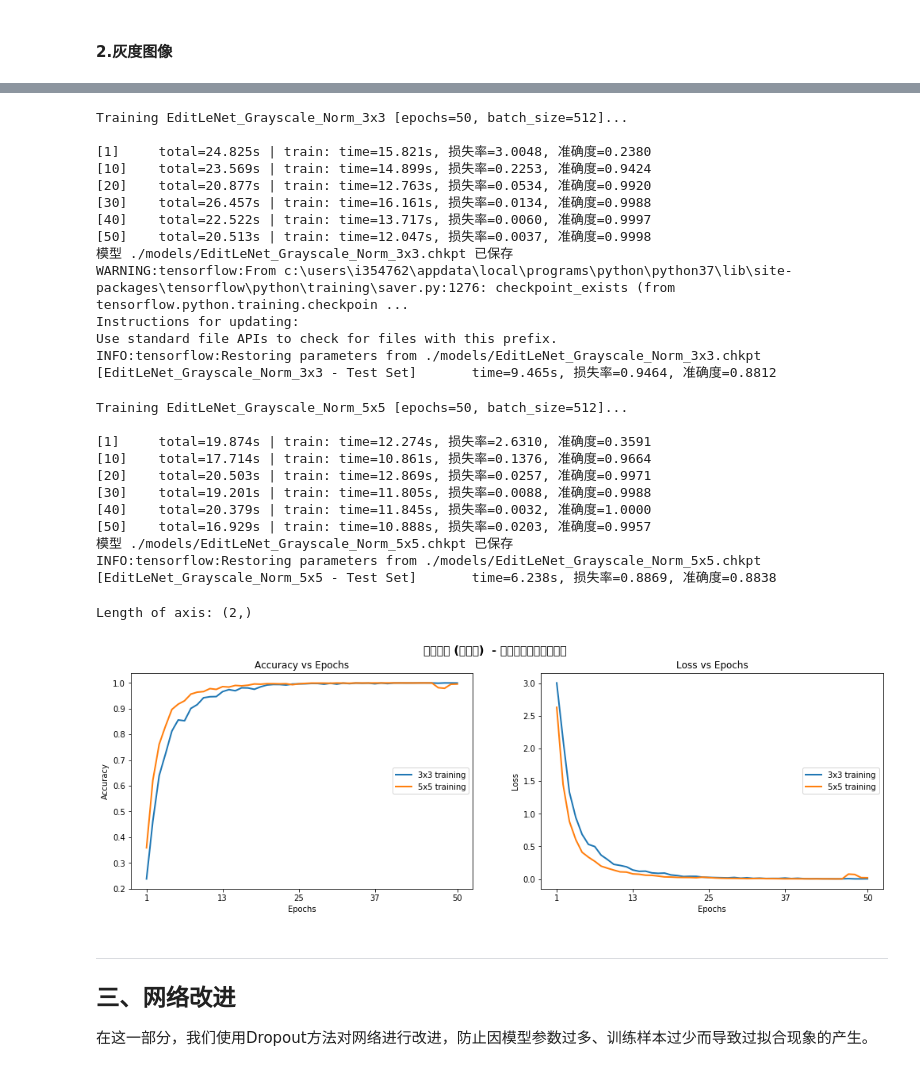
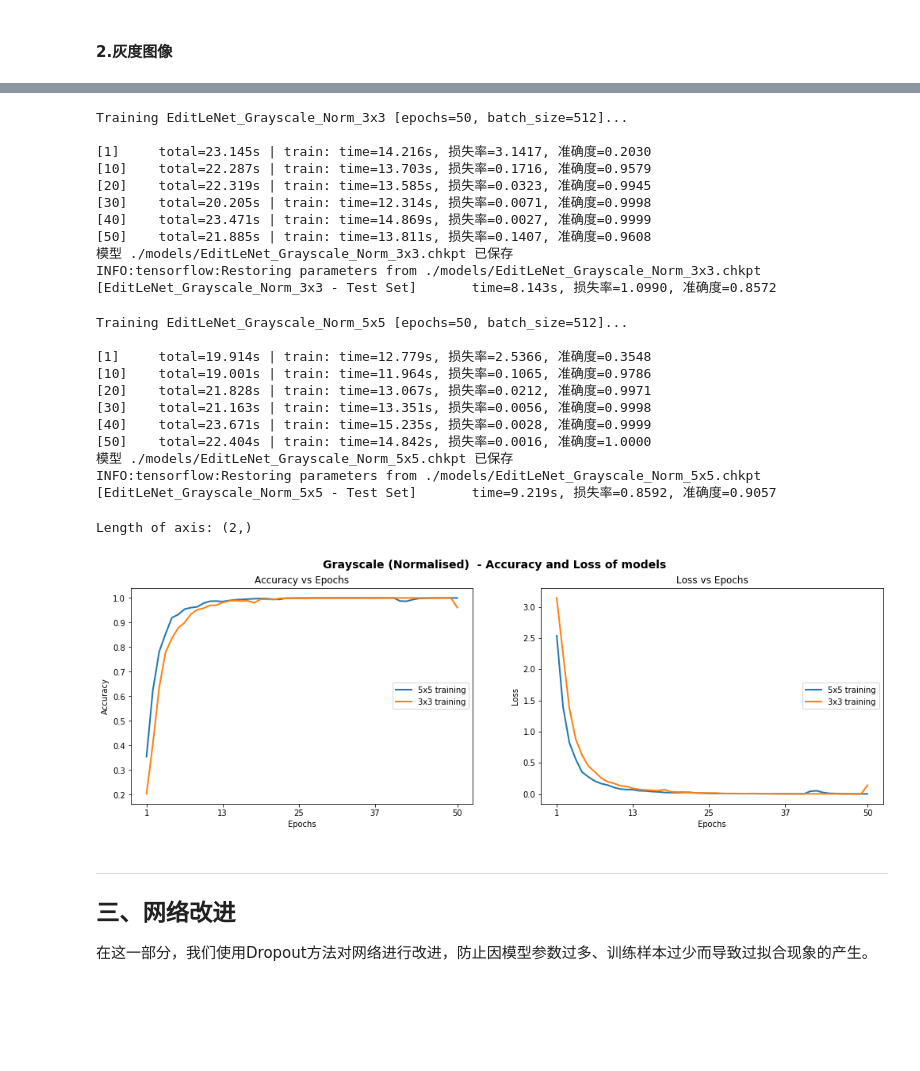
Before and after one commit to Zhaofan-Su/CarND-Traffic-Sign-Classifier-Project, a Jupyter notebook: Traffic_Sign_Classifier.ipynb, the cells around one changed output, grey strips where cells are left out. Cells and saved outputs as stored; diff of their text form; code cells hidden in the pictures; blank space fills up the shorter version.

```diff
--- a/Traffic_Sign_Classifier.ipynb
+++ b/Traffic_Sign_Classifier.ipynb
@@ -733,6 +741,6 @@ X_sample_train_grayscale, y_sample_train = create_sample_set(X_train_group_by_la
 # %%
 # 将输入数据reshape为tensorflow接受的数据格式 (例如， 4维张量)
-X_sample_train_grayscale = np.reshape(X_sample_train_grayscale, (X_sample_train_grayscale.shape[0], 32, 32, 1))
+X_train_grayscale = np.reshape(X_train_grayscale, (X_train_grayscale.shape[0], 32, 32, 1))
 X_test_grayscale = np.reshape(X_test_grayscale, (X_test_grayscale.shape[0], 32, 32, 1))
 # %%
 mc_3x3 = ModelConfig(EditLeNet, "EditNet_Grayscale_3x3", [32, 32, 1], [3, 32, 3], [120, 84], n_classes, [1.0, 1.0])
@@ -851,6 +855,6 @@ X_sample_train_g_nor, y_sample_train = create_sample_set(X_train_group_by_label,
 # %%
 # 将输入数据reshape为tensorflow接受的数据格式 (例如， 4维张量)
-X_sample_train_g_nor = np.reshape(X_sample_train_g_nor, (X_sample_train_g_nor.shape[0], 32, 32, 1))
+X_train_grayscale_normalised = np.reshape(X_train_grayscale_normalised, (X_train_grayscale_normalised.shape[0], 32, 32, 1))
 X_test_grayscale_normalised = np.reshape(X_test_grayscale_normalised, (X_test_grayscale_normalised.shape[0], 32, 32, 1))
 # %%
 mc_3x3 = ModelConfig(EditLeNet, "EditLeNet_Grayscale_Norm_3x3", [32, 32, 1], [3, 32, 3], [120, 84], n_classes, [1.0, 1.0])
@@ -877,48 +867,45 @@ See `tf.nn.softmax_cross_entropy_with_logits_v2`.
 [EditLeNet] 正在建立网络结构 [卷积层数目=2, 卷积层过滤器大小=5, 卷积层初始深度=32, 全连接层数目=2]
 # %%
-(g_norm_3x3_tr_metrics, g_norm_3x3_duration) = me_gray_norm_3x3.train_model(X_sample_train_g_nor, y_sample_train, epochs=50)
+(g_norm_3x3_tr_metrics, g_norm_3x3_duration) = me_gray_norm_3x3.train_model(X_train_grayscale_normalised, y_train, epochs=50)
 (g_norm_3x3_ts_accuracy, g_norm_3x3_ts_loss, g_norm_3x3_ts_duration) =  me_gray_norm_3x3.test_model(X_test_grayscale_normalised, y_test)
 # %% [output]
 Training EditLeNet_Grayscale_Norm_3x3 [epochs=50, batch_size=512]...
 
-[1]     total=24.825s | train: time=15.821s, 损失率=3.0048, 准确度=0.2380
-[10]    total=23.569s | train: time=14.899s, 损失率=0.2253, 准确度=0.9424
-[20]    total=20.877s | train: time=12.763s, 损失率=0.0534, 准确度=0.9920
-[30]    total=26.457s | train: time=16.161s, 损失率=0.0134, 准确度=0.9988
-[40]    total=22.522s | train: time=13.717s, 损失率=0.0060, 准确度=0.9997
-[50]    total=20.513s | train: time=12.047s, 损失率=0.0037, 准确度=0.9998
+[1]     total=23.145s | train: time=14.216s, 损失率=3.1417, 准确度=0.2030
+[10]    total=22.287s | train: time=13.703s, 损失率=0.1716, 准确度=0.9579
+[20]    total=22.319s | train: time=13.585s, 损失率=0.0323, 准确度=0.9945
+[30]    total=20.205s | train: time=12.314s, 损失率=0.0071, 准确度=0.9998
+[40]    total=23.471s | train: time=14.869s, 损失率=0.0027, 准确度=0.9999
+[50]    total=21.885s | train: time=13.811s, 损失率=0.1407, 准确度=0.9608
 模型 ./models/EditLeNet_Grayscale_Norm_3x3.chkpt 已保存
-WARNING:tensorflow:From c:\users\i354762\appdata\local\programs\python\python37\lib\site-packages\tensorflow\python\training\saver.py:1276: checkpoint_exists (from tensorflow.python.training.checkpoin ...
-Instructions for updating:
-Use standard file APIs to check for files with this prefix.
 INFO:tensorflow:Restoring parameters from ./models/EditLeNet_Grayscale_Norm_3x3.chkpt
-[EditLeNet_Grayscale_Norm_3x3 - Test Set]       time=9.465s, 损失率=0.9464, 准确度=0.8812
+[EditLeNet_Grayscale_Norm_3x3 - Test Set]       time=8.143s, 损失率=1.0990, 准确度=0.8572
 # %%
-(g_norm_5x5_tr_metrics, g_norm_5x5_duration) = me_gray_norm_5x5.train_model(X_sample_train_g_nor, y_sample_train, epochs=50)
+(g_norm_5x5_tr_metrics, g_norm_5x5_duration) = me_gray_norm_5x5.train_model(X_train_grayscale_normalised, y_train, epochs=50)
 (g_norm_5x5_ts_accuracy, g_norm_5x5_ts_loss, g_norm_5x5_ts_duration) =  me_gray_norm_5x5.test_model(X_test_grayscale_normalised, y_test)
 # %% [output]
 Training EditLeNet_Grayscale_Norm_5x5 [epochs=50, batch_size=512]...
 
-[1]     total=19.874s | train: time=12.274s, 损失率=2.6310, 准确度=0.3591
-[10]    total=17.714s | train: time=10.861s, 损失率=0.1376, 准确度=0.9664
-[20]    total=20.503s | train: time=12.869s, 损失率=0.0257, 准确度=0.9971
-[30]    total=19.201s | train: time=11.805s, 损失率=0.0088, 准确度=0.9988
-[40]    total=20.379s | train: time=11.845s, 损失率=0.0032, 准确度=1.0000
-[50]    total=16.929s | train: time=10.888s, 损失率=0.0203, 准确度=0.9957
+[1]     total=19.914s | train: time=12.779s, 损失率=2.5366, 准确度=0.3548
+[10]    total=19.001s | train: time=11.964s, 损失率=0.1065, 准确度=0.9786
+[20]    total=21.828s | train: time=13.067s, 损失率=0.0212, 准确度=0.9971
+[30]    total=21.163s | train: time=13.351s, 损失率=0.0056, 准确度=0.9998
+[40]    total=23.671s | train: time=15.235s, 损失率=0.0028, 准确度=0.9999
+[50]    total=22.404s | train: time=14.842s, 损失率=0.0016, 准确度=1.0000
 模型 ./models/EditLeNet_Grayscale_Norm_5x5.chkpt 已保存
 INFO:tensorflow:Restoring parameters from ./models/EditLeNet_Grayscale_Norm_5x5.chkpt
-[EditLeNet_Grayscale_Norm_5x5 - Test Set]       time=6.238s, 损失率=0.8869, 准确度=0.8838
+[EditLeNet_Grayscale_Norm_5x5 - Test Set]       time=9.219s, 损失率=0.8592, 准确度=0.9057
 # %%
-metrics_arr = [g_norm_3x3_tr_metrics, g_norm_5x5_tr_metrics]
-lbs = ["3x3 training", "5x5 training"]
+metrics_arr = [g_norm_5x5_tr_metrics, g_norm_3x3_tr_metrics]
+lbs = ["5x5 training", "3x3 training"]
 plot_model_results(metrics_arr, [2, 1], lbs, ["Epochs", "Epochs"], ["Accuracy", "Loss"],
                    ["Accuracy vs Epochs",
                     "Loss vs Epochs"],
-                   "灰度图像 (归一化)  - 模型的准确度和损失率"
+                   "Grayscale (Normalised)  - Accuracy and Loss of models"
                     , fig_size=(17, 5))
 # %% [output]
 Length of axis: (2,)
-[figure, old version]
+[figure, new version]
 # %% [markdown]
 ---
 ## 三、网络改进
```
Also changed, not shown: parts of 51 cells of this notebook, 21 other files.
